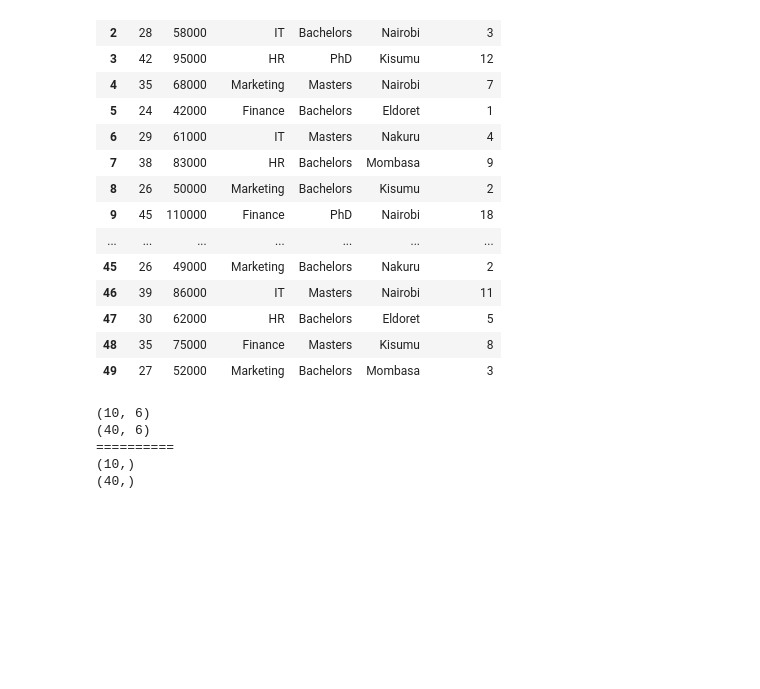
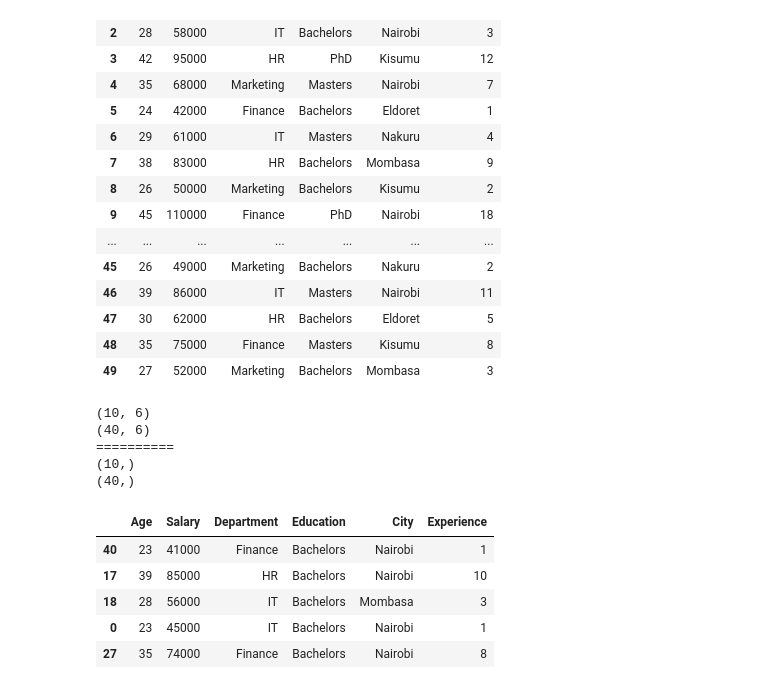
Before and after one commit to data-spice/AI_LESSON, a Jupyter notebook: practice/full_practice1.ipynb, the cells around one changed output. Saved outputs shown, nothing was run; the diff lists cells and outputs as text; code cells hidden in the pictures; blank space fills up the shorter version.

```diff
--- a/practice/full_practice1.ipynb
+++ b/practice/full_practice1.ipynb
@@ -71,6 +71,11 @@ print(y_train.shape)
 (10,)
 (40,)
 # %%
-X_train.head(
-
-)
+X_train.head()
+# %% [output]
+|  | Age | Salary | Department | Education | City | Experience |
+| 40 | 23 | 41000 | Finance | Bachelors | Nairobi | 1 |
+| 17 | 39 | 85000 | HR | Bachelors | Nairobi | 10 |
+| 18 | 28 | 56000 | IT | Bachelors | Mombasa | 3 |
+| 0 | 23 | 45000 | IT | Bachelors | Nairobi | 1 |
+| 27 | 35 | 74000 | Finance | Bachelors | Nairobi | 8 |
```
Also changed, not shown: parts of 21 cells of this notebook.
